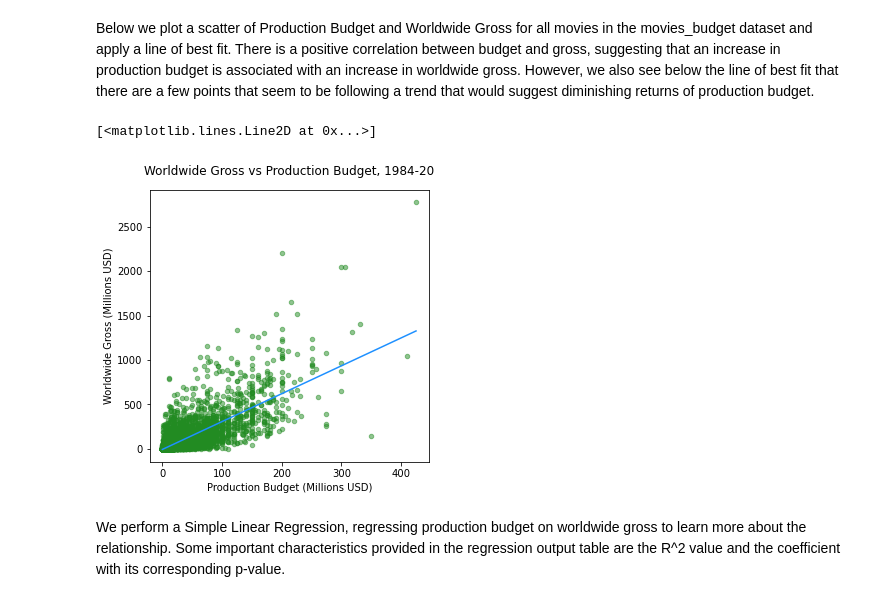
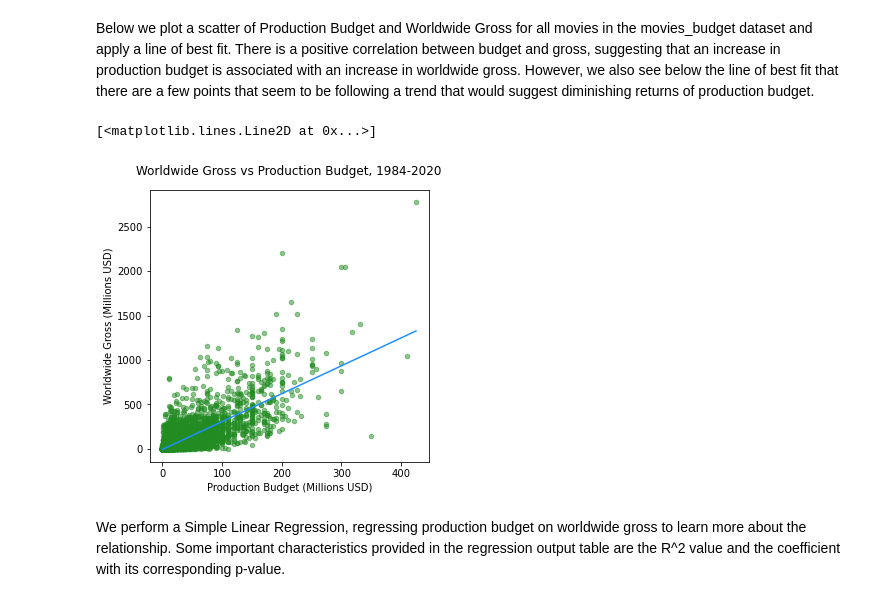
Before and after one commit to tramsay-deloitte/Dollywood, a Jupyter notebook: Final Notebook - AI Academy Capstone.ipynb, the cells around one changed output. Cells and saved outputs as stored; diff of their text form; code cells hidden in the pictures.

```diff
--- a/Final Notebook - AI Academy Capstone.ipynb
+++ b/Final Notebook - AI Academy Capstone.ipynb
@@ -321,22 +323,22 @@ Below we plot a scatter of Production Budget and Worldwide Gross for all movies
 # %%
 #plot scatterplot of budget and revenue to show relationship between the two
 fig = plt.subplots(figsize=(5, 5))
 x = movies_budget['production_budgetINT']
 
 y = movies_budget['worldwide_grossINT']
 
 z = np.polyfit(x, y, 1)
 p = np.poly1d(z)
-plt.title('Worldwide Gross vs Production Budget, 1984-20', pad = 15)
+plt.title('Worldwide Gross vs Production Budget, 1984-2020', pad = 15)
 
 plt.xlabel('Production Budget (Millions USD)')
 plt.ylabel('Worldwide Gross (Millions USD)')
 
 plt.scatter(x, y, c ="forestgreen", alpha = .5, s = 20)
 plt.plot(x, p(x), color = "dodgerblue")
 # %% [output]
 [<matplotlib.lines.Line2D at 0x...>]
-[figure, old version]
+[figure, new version]
 # %% [markdown]
 We perform a Simple Linear Regression, regressing production budget on worldwide gross to learn more about the relationship. Some important characteristics provided in the regression output table are the R^2 value and the coefficient with its corresponding p-value.
 # %%
```
Also changed, not shown: parts of 13 cells of this notebook.
